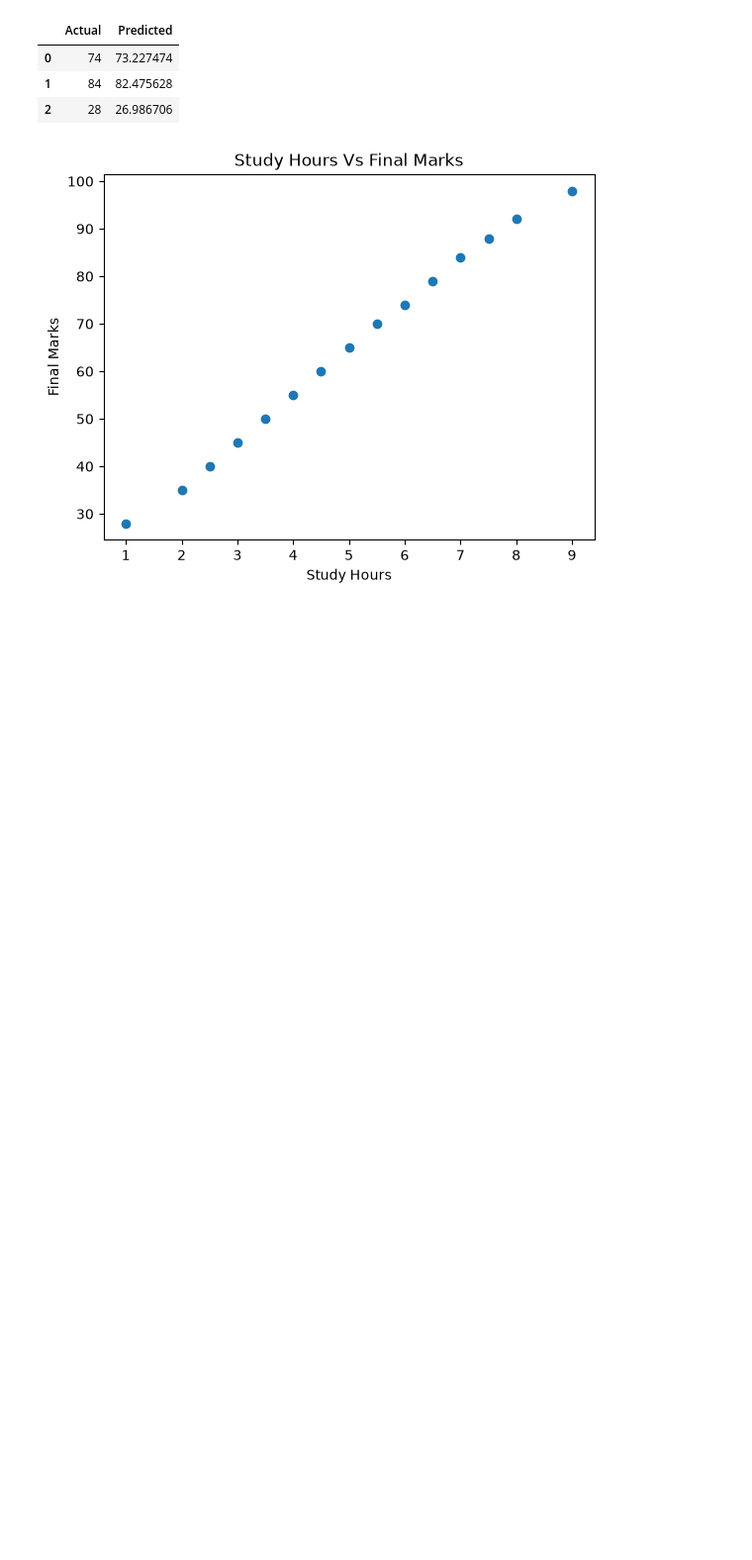
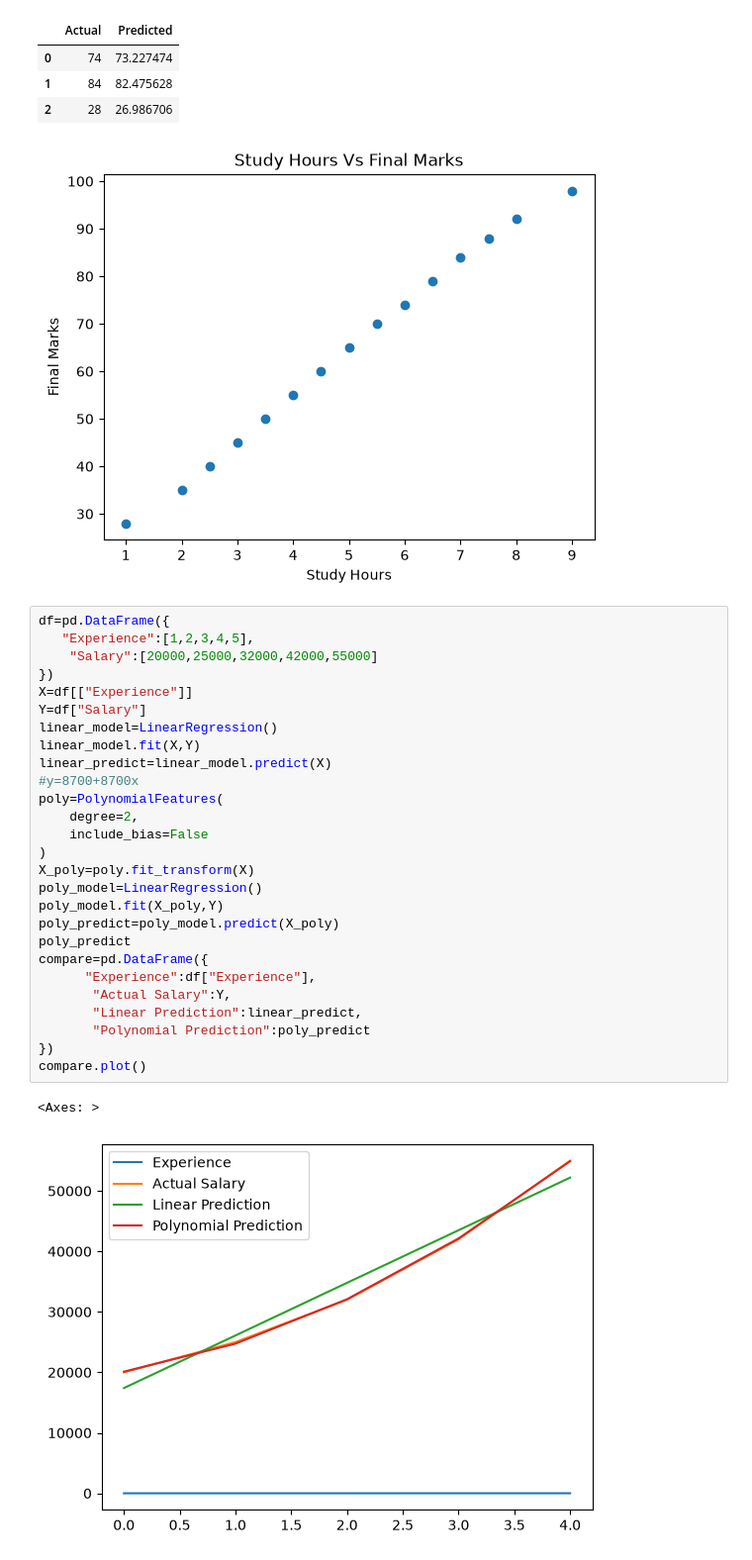
Before and after one commit to subedikaruna/AI-Udaan-Series, a Jupyter notebook: practiceass6.ipynb, the cells around one changed output. Shown at 99% size. Saved outputs shown, nothing was run; the diff lists cells and outputs as text; blank space fills up the shorter version.

Commit message:
day 30 polynomial regression on practiceass6.ipynb

```diff
--- a/practiceass6.ipynb
+++ b/practiceass6.ipynb
@@ -79,3 +80,33 @@ comparison
 | 1 | 84 | 82.475628 |
 | 2 | 28 | 26.986706 |
 [figure]
+# %%
+df=pd.DataFrame({
+   "Experience":[1,2,3,4,5],
+    "Salary":[20000,25000,32000,42000,55000]
+})
+X=df[["Experience"]]
+Y=df["Salary"]
+linear_model=LinearRegression()
+linear_model.fit(X,Y)
+linear_predict=linear_model.predict(X)
+#y=8700+8700x
+poly=PolynomialFeatures(
+    degree=2,
+    include_bias=False
+)
+X_poly=poly.fit_transform(X)
+poly_model=LinearRegression()
+poly_model.fit(X_poly,Y)
+poly_predict=poly_model.predict(X_poly)
+poly_predict
+compare=pd.DataFrame({
+      "Experience":df["Experience"],
+       "Actual Salary":Y,
+       "Linear Prediction":linear_predict,
+       "Polynomial Prediction":poly_predict
+})
+compare.plot()
+# %% [output]
+<Axes: >
+[figure, added]
```
Also changed, not shown: parts of 1 cell of this notebook, 2 other files.
